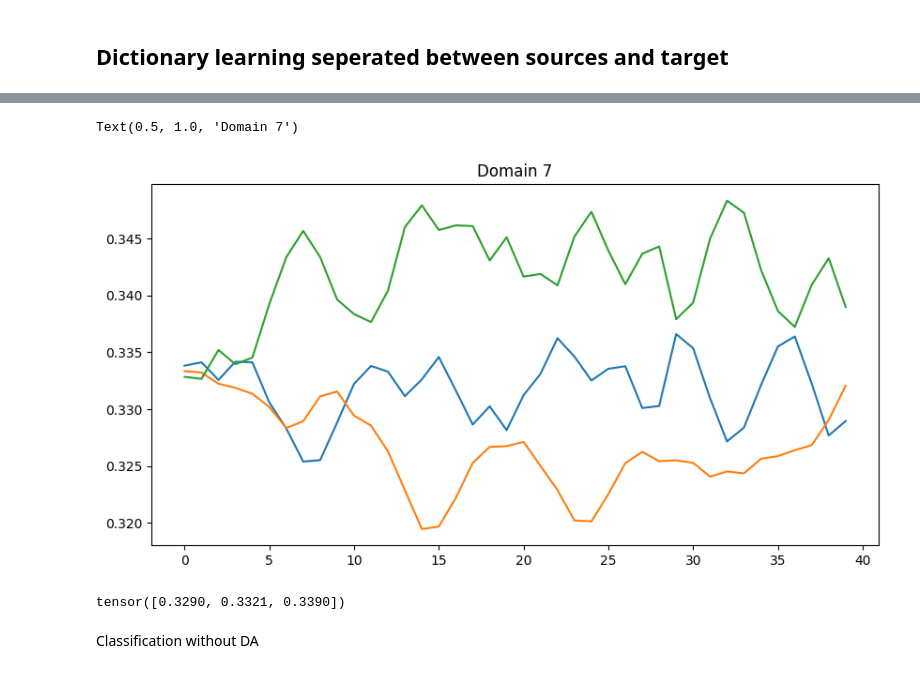
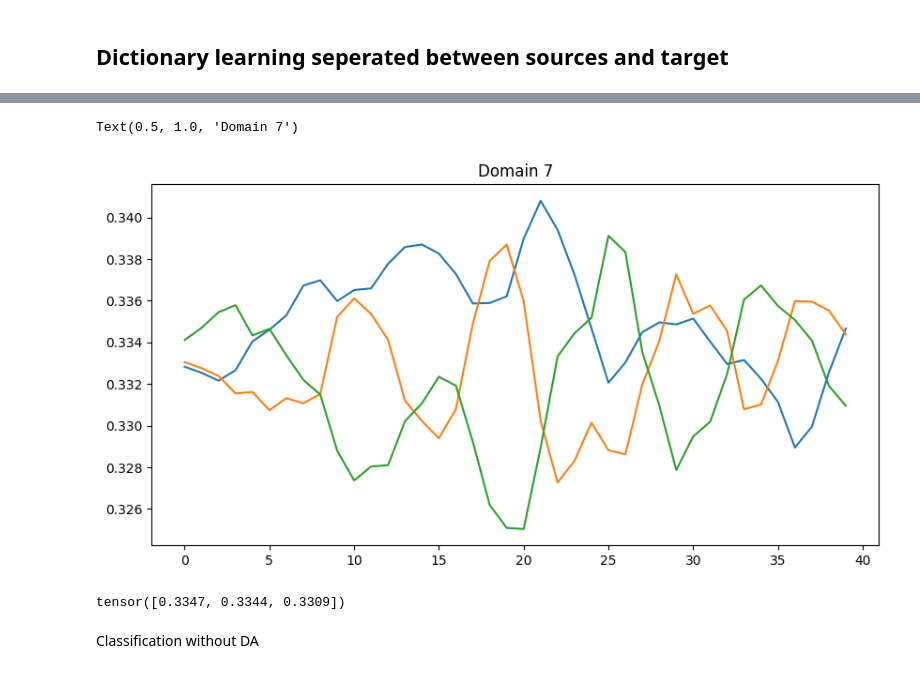
Before and after one commit to Stevan-LS/Online-DaDiL, a Jupyter notebook: PyDiL-main/PyDiL-main/CSTR - DaDiL Centralized.ipynb, the cells around one changed output, grey strips where cells are left out. Cells and saved outputs as stored; diff of their text form; code cells hidden in the pictures.

```diff
--- a/PyDiL-main/PyDiL-main/CSTR - DaDiL Centralized.ipynb
+++ b/PyDiL-main/PyDiL-main/CSTR - DaDiL Centralized.ipynb
@@ -71,7 +72,7 @@ dim_reduction = 11
 # %%
 range_data = np.mean(np.max(X[np.where(d!=6)[0], :], axis=0) - np.min(X[np.where(d!=6)[0], :], axis=0))
 
-dim_reduction = 11
+dim_reduction = 3
 K_max = 13
 OGMM = Online_GMM(
     n_components=K_max,
@@ -107,0 +115,4 @@ OGMM.generate_list()
+# %%
+sklearn_GMM = GaussianMixture(n_components=K_max, random_state=0)
+sklearn_GMM.fit(Xt)
+np.sum(sklearn_GMM.score_samples(Xt))
@@ -514,7 +612,7 @@ dictionary_target = LabeledDictionaryGMM(XP=XP_sources,
                            n_classes=13,
                            n_components=n_components,
                            weight_initialization='uniform',
-                           n_distributions=len(Q_target),
+                           n_distributions=len(Q_sources_and_target),
                            loss_fn=criterion,
                            learning_rate_features=0,
                            learning_rate_labels=0,
@@ -534,7 +632,7 @@ dictionary_target = LabeledDictionaryGMM(XP=XP_sources,
                            track_atoms=False,
                            schedule_lr=False)
 # %%
-dictionary_target.fit(Q_target,
+dictionary_target.fit(Q_sources_and_target,
                n_iter_max=40,
                batches_per_it=n_samples // batch_size,
                verbose=True,
@@ -563,18 +666,18 @@ NameError: name 'plt' is not defined
 # %%
 fig, ax = plt.subplots(figsize=(10, 5))
 
-ax.plot(torch.stack(dictionary_target.history['weights'])[:, 0, :])
+ax.plot(torch.stack(dictionary_target.history['weights'])[:, -1, :])
 ax.set_title(target_name)
 # %% [output]
 Text(0.5, 1.0, 'Domain 7')
-[figure, old version]
+[figure, new version]
 # %%
 weights = dictionary_target.A[-1, :].detach()
 print(weights)
 XP = [XPk.detach().clone() for XPk in dictionary_target.XP]
 YP = [YPk.detach().clone().softmax(dim=-1) for YPk in dictionary_target.YP]
 # %% [output]
-tensor([0.3290, 0.3321, 0.3390])
+tensor([0.3347, 0.3344, 0.3309])
 # %%
 Xr, Yr = wasserstein_barycenter(
     XP=XP,
```
Also changed, not shown: parts of 35 cells of this notebook, 2 other files.
